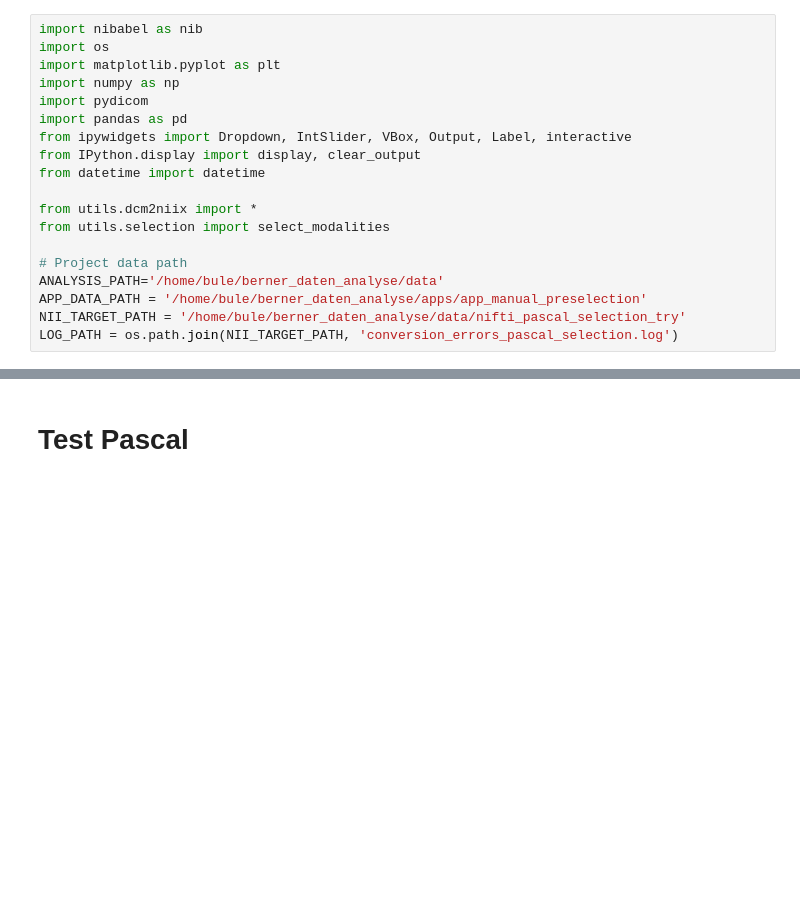
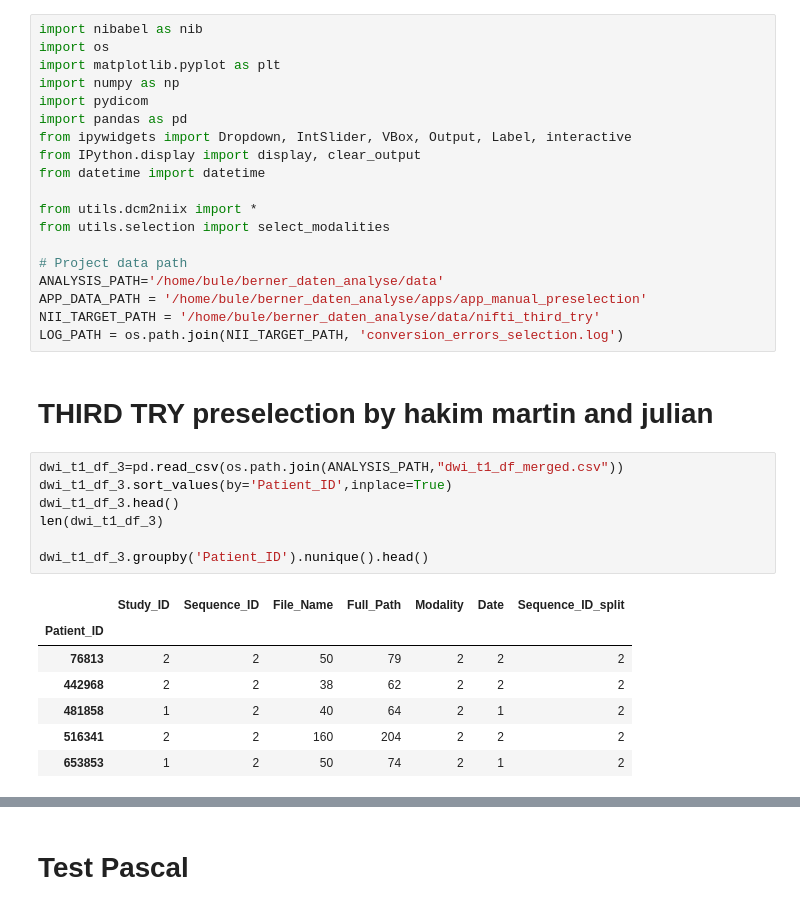
Before and after one commit to buehlpa/berne-cohort-data-pipeline, a Jupyter notebook: 2_1_inspect_niftis.ipynb, the cells around one changed output, grey strips where cells are left out. Cells and saved outputs as stored; diff of their text form; blank space fills up the shorter version.

```diff
--- a/2_1_inspect_niftis.ipynb
+++ b/2_1_inspect_niftis.ipynb
@@ -15,5 +15,22 @@ from utils.selection import select_modalities
 # Project data path
 ANALYSIS_PATH='/home/bule/berner_daten_analyse/data'
 APP_DATA_PATH = '/home/bule/berner_daten_analyse/apps/app_manual_preselection'
-NII_TARGET_PATH = '/home/bule/berner_daten_analyse/data/nifti_pascal_selection_try'
-LOG_PATH = os.path.join(NII_TARGET_PATH, 'conversion_errors_pascal_selection.log')
+NII_TARGET_PATH = '/home/bule/berner_daten_analyse/data/nifti_third_try'
+LOG_PATH = os.path.join(NII_TARGET_PATH, 'conversion_errors_selection.log')
+# %% [markdown]
+# THIRD TRY preselection by hakim martin and julian
+# %%
+dwi_t1_df_3=pd.read_csv(os.path.join(ANALYSIS_PATH,"dwi_t1_df_merged.csv"))
+dwi_t1_df_3.sort_values(by='Patient_ID',inplace=True)
+dwi_t1_df_3.head()
+len(dwi_t1_df_3)
+
+dwi_t1_df_3.groupby('Patient_ID').nunique().head()
+# %% [output]
+|  | Study_ID | Sequence_ID | File_Name | Full_Path | Modality | Date | Sequence_ID_split |
+| Patient_ID |  |  |  |  |  |  |  |
+| 76813 | 2 | 2 | 50 | 79 | 2 | 2 | 2 |
+| 442968 | 2 | 2 | 38 | 62 | 2 | 2 | 2 |
+| 481858 | 1 | 2 | 40 | 64 | 2 | 1 | 2 |
+| 516341 | 2 | 2 | 160 | 204 | 2 | 2 | 2 |
+| 653853 | 1 | 2 | 50 | 74 | 2 | 1 | 2 |
```
Also changed, not shown: parts of 8 cells of this notebook, 14 other files.
